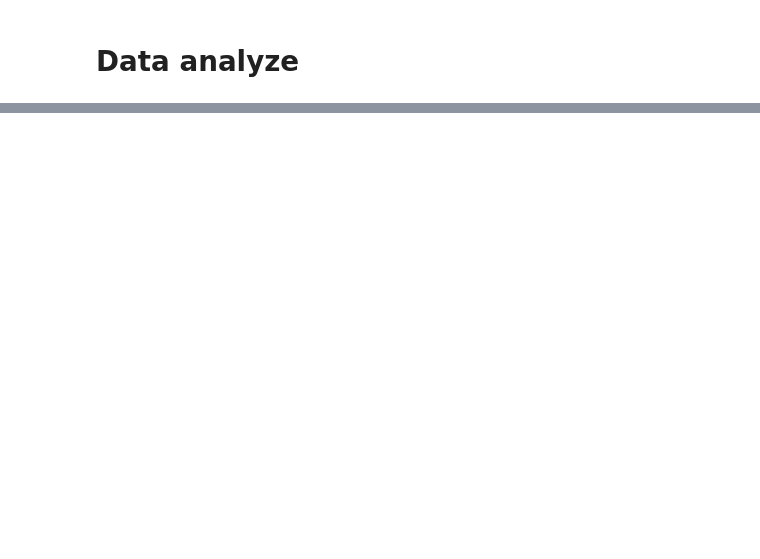
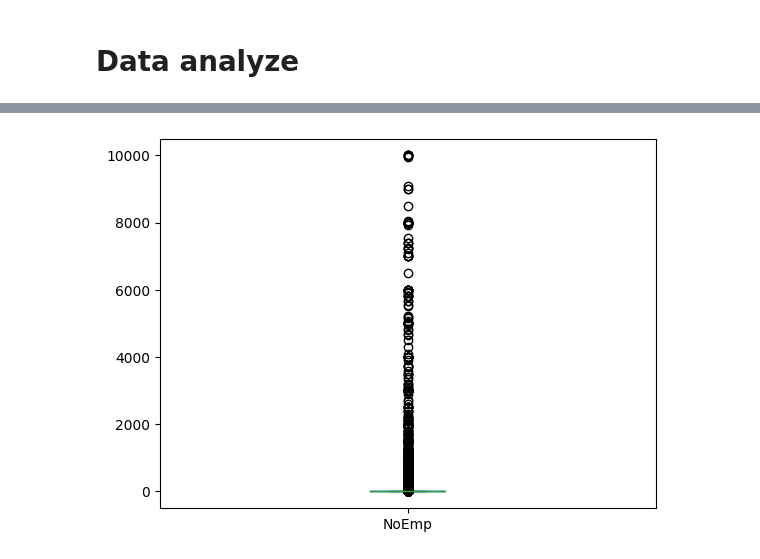
Before and after one commit to RomanMitin/MachineLearningCourse, a Jupyter notebook: Predict_loan_chargeoff.ipynb, the cells around one changed output, grey strips where cells are left out. Drawn from its saved outputs; the diff is of its cells as text; code cells hidden in the pictures; blank space fills up the shorter version.

```diff
--- a/Predict_loan_chargeoff.ipynb
+++ b/Predict_loan_chargeoff.ipynb
@@ -140,0 +203,5 @@ dtype: int64
+# %%
+data_raw['NoEmp'].plot(kind='box')
+pass
+# %% [output]
+[figure, added]
```
Also changed, not shown: parts of 27 cells of this notebook.
